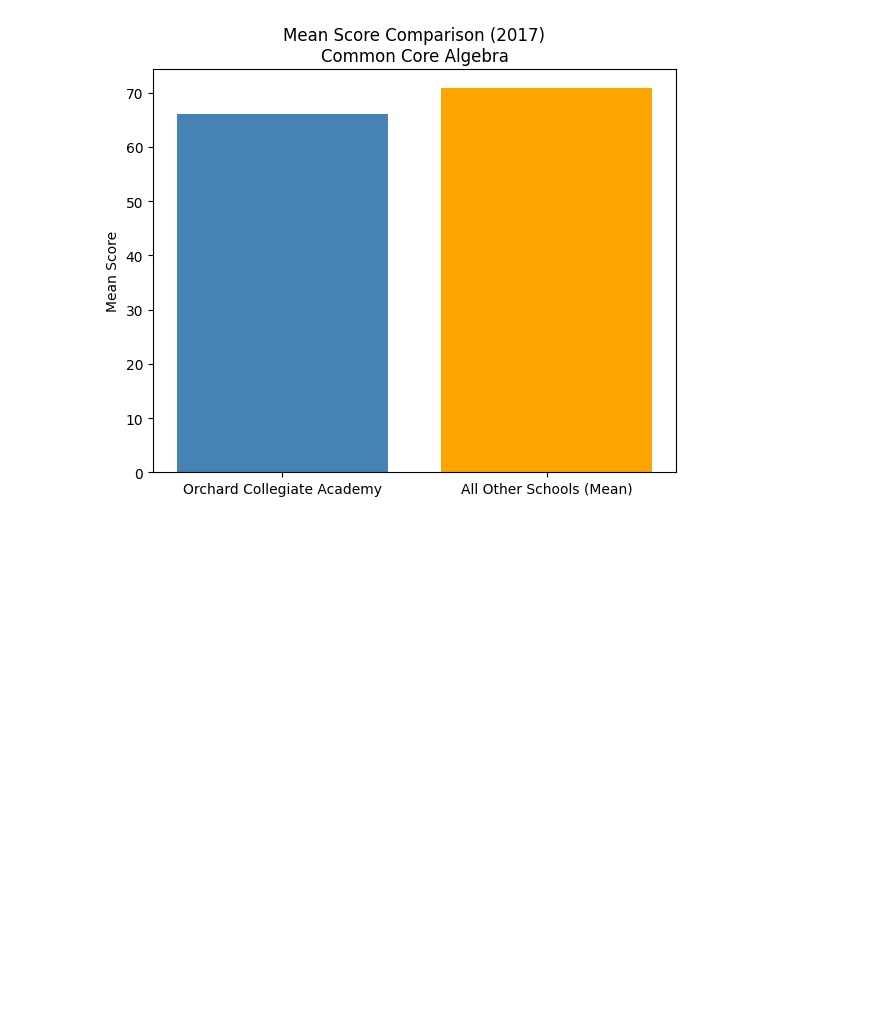
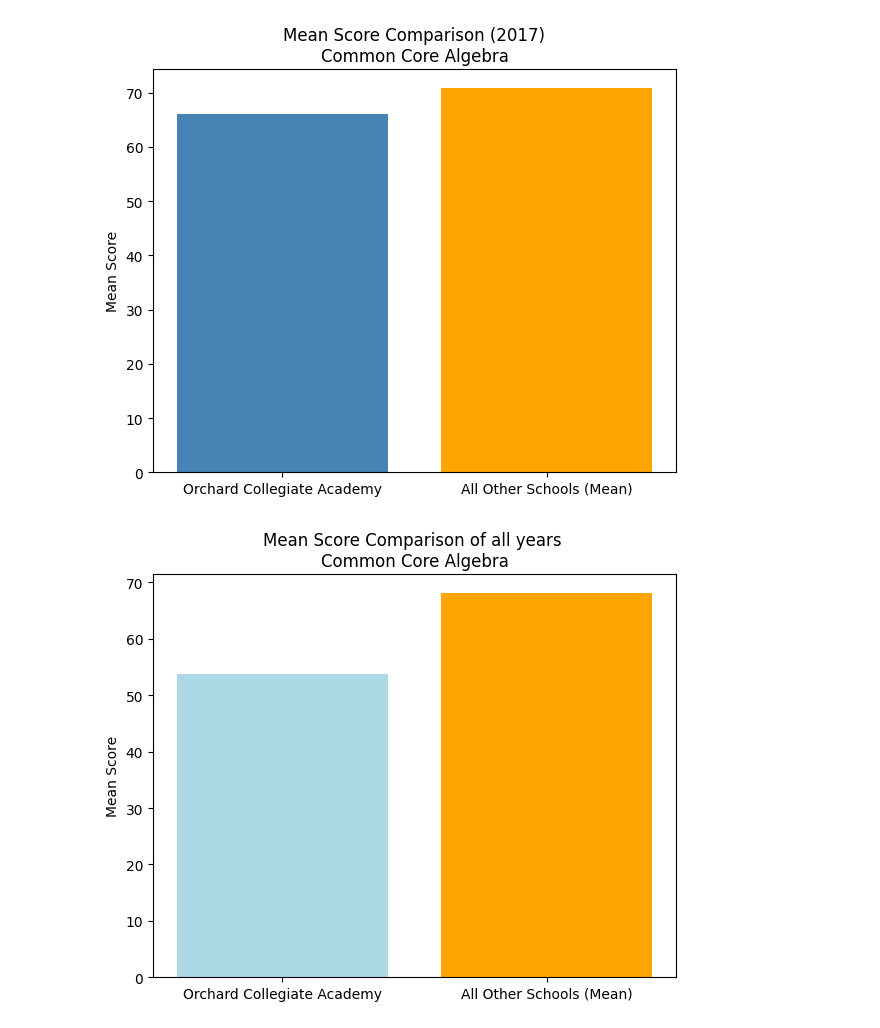
Before and after one commit to pretyjoshi/LgccPythonProject, a Jupyter notebook: project_1_student_data_ipynb.ipynb, the cells around one changed output. Cells and saved outputs as stored; diff of their text form; code cells hidden in the pictures; blank space fills up the shorter version.

```diff
--- a/project_1_student_data_ipynb.ipynb
+++ b/project_1_student_data_ipynb.ipynb
@@ -478,3 +506,28 @@ plt.tight_layout()
 plt.show()
 # %% [output]
 [figure]
+# %%
+## comparion with all others
+
+subset_group2 = school_grouped[school_grouped["Regents Exam"] == "Common Core Algebra"]
+
+# Orchard value
+first_school_value2 = subset_group2[subset_group2["School Name"] == "Orchard Collegiate Academy"]["Mean Score"].iloc[0]
+
+# Mean of all other schools
+others_school_value2 = subset_group2[subset_group2["School Name"] != "Orchard Collegiate Academy"]["Mean Score"].mean()
+
+# Prepare data for plotting
+labels = ["Orchard Collegiate Academy", "All Other Schools (Mean)"]
+values = [first_school_value2, others_school_value2]
+
+# Plot
+plt.figure(figsize=(6,5))
+plt.bar(labels, values, color=["lightblue", "orange"])
+
+plt.ylabel("Mean Score")
+plt.title("Mean Score Comparison of all years \nCommon Core Algebra")
+plt.tight_layout()
+plt.show()
+# %% [output]
+[figure, added]
```
Also changed, not shown: parts of 12 cells of this notebook.
